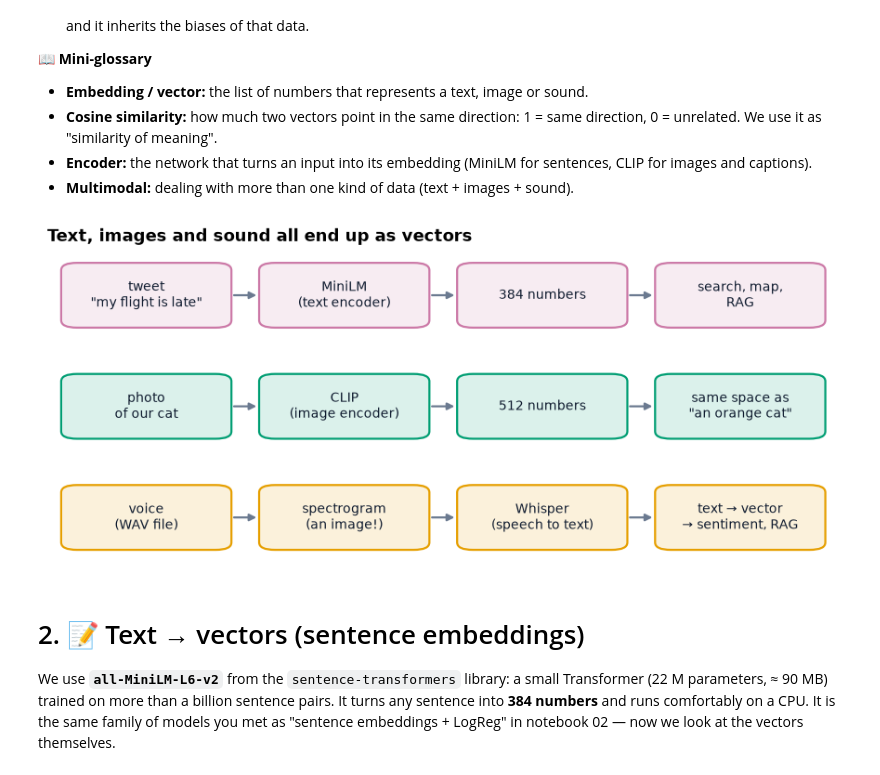
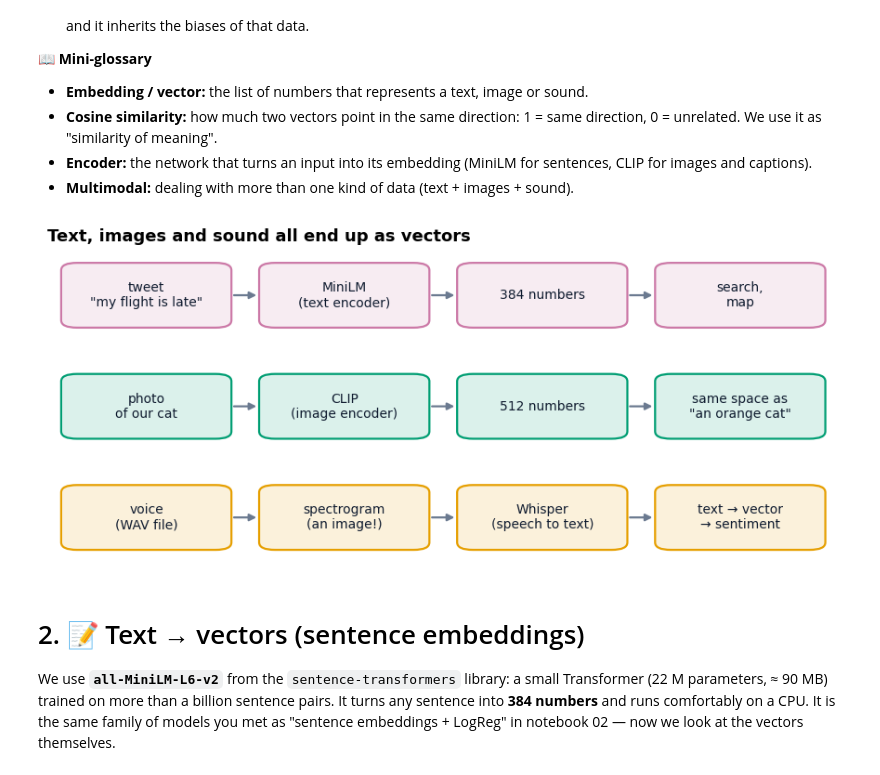
Before and after one commit to the-ai-learning-hub/03-applied-ai-projects, a Jupyter notebook: 03_multimodal/01_project_everything_is_a_vector/05_Everything_Is_A_Vector.ipynb, the cells around one changed output. Cells and saved outputs as stored; diff of their text form; code cells hidden in the pictures.

Commit message:
Remove RAG and local LLMs from Lesson 03; move text semantic search into the Multimodal section

```diff
--- a/03_multimodal/01_project_everything_is_a_vector/05_Everything_Is_A_Vector.ipynb
+++ b/03_multimodal/01_project_everything_is_a_vector/05_Everything_Is_A_Vector.ipynb
@@ -157,16 +154,16 @@ Modern models fix this with **embeddings**: a short list of numbers (a *vector*)
 # %%
 # The three journeys we will take today
 fig, axes = plt.subplots(3, 1, figsize=(11, 4.4))
-mm.plot_pipeline(["tweet\n\"my flight is late\"", "MiniLM\n(text encoder)", "384 numbers", "search, map,\nRAG"],
+mm.plot_pipeline(["tweet\n\"my flight is late\"", "MiniLM\n(text encoder)", "384 numbers", "search,\nmap"],
                  ax=axes[0], colors=[PALETTE["purple"]] * 4)
 mm.plot_pipeline(["photo\nof our cat", "CLIP\n(image encoder)", "512 numbers", "same space as\n\"an orange cat\""],
                  ax=axes[1], colors=[PALETTE["green"]] * 4)
-mm.plot_pipeline(["voice\n(WAV file)", "spectrogram\n(an image!)", "Whisper\n(speech to text)", "text → vector\n→ sentiment, RAG"],
+mm.plot_pipeline(["voice\n(WAV file)", "spectrogram\n(an image!)", "Whisper\n(speech to text)", "text\n→ sentiment"],
                  ax=axes[2], colors=[PALETTE["orange"]] * 4)
 axes[0].set_title("Text, images and sound all end up as vectors")
 plt.show()
 # %% [output]
-[figure, old version]
+[figure, new version]
 # %% [markdown]
 <a id="sec-2"></a>
 
```
Also changed, not shown: parts of 26 cells of this notebook, 8 other files.
